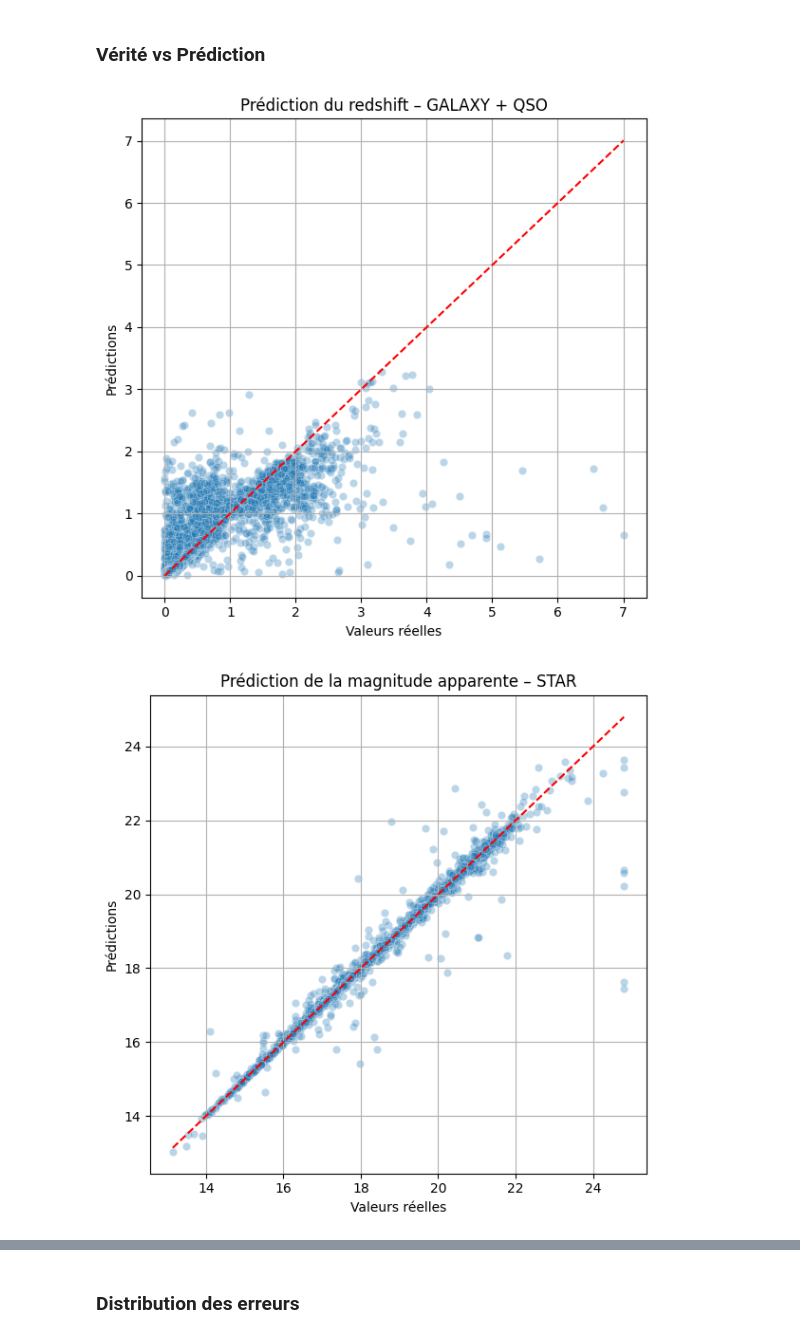
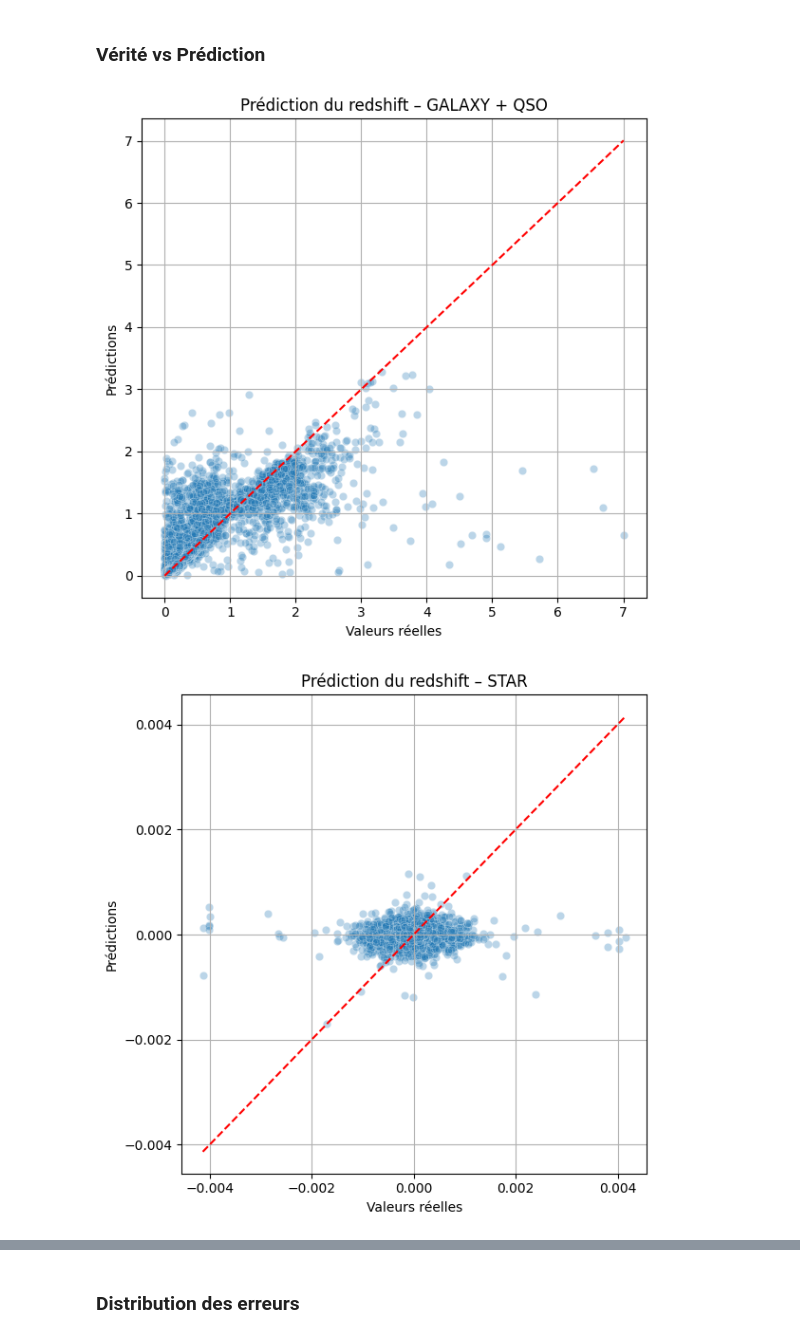
Before and after one commit to FDSena/SDSS_PROJECT_DA, a Jupyter notebook: projet.ipynb, the cells around one changed output, grey strips where cells are left out. Saved outputs shown, nothing was run; the diff lists cells and outputs as text; code cells hidden in the pictures.

Commit message:
ajout 2graphes + commentaires

```diff
--- a/projet.ipynb
+++ b/projet.ipynb
@@ -330,23 +327,26 @@ results
 # %%
 import matplotlib.pyplot as plt
 import seaborn as sns
 
 def plot_predictions(y_true, y_pred, title):
     plt.figure(figsize=(6, 6))
     sns.scatterplot(x=y_true, y=y_pred, alpha=0.3)
     plt.plot([y_true.min(), y_true.max()], [y_true.min(), y_true.max()], 'r--')
     plt.xlabel("Valeurs réelles")
     plt.ylabel("Prédictions")
     plt.title(title)
     plt.grid(True)
     plt.tight_layout()
     plt.show()
 
 # Exemple : Redshift pour GALAXY+QSO
 plot_predictions(y_test_o_r, y_pred_o_r, "Prédiction du redshift – GALAXY + QSO")
-
+# Exemple : Redshift pour STAR
+plot_predictions(y_test_s_r, y_pred_s_r, "Prédiction du redshift – STAR")
+# Exemple : Magnitude pour GALAXY+QSO
+plot_predictions(y_test_o_m, y_pred_o_m, "Prédiction de la magnitude apparente – GALAXY + QSO")
 # Exemple : Magnitude pour STAR
 plot_predictions(y_test_s_m, y_pred_s_m, "Prédiction de la magnitude apparente – STAR")
 # %% [output]
 [figure]
-[figure, old version]
+[figure, new version]
```
Also changed, not shown: parts of 3 cells of this notebook.
